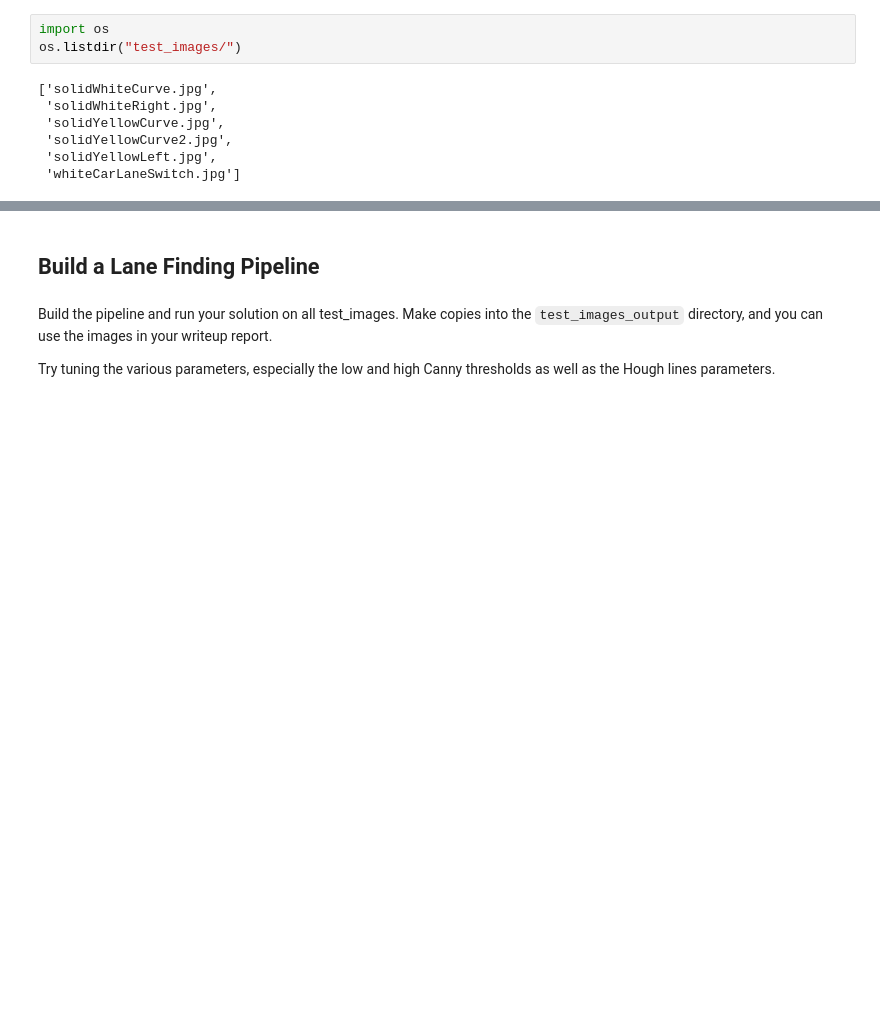
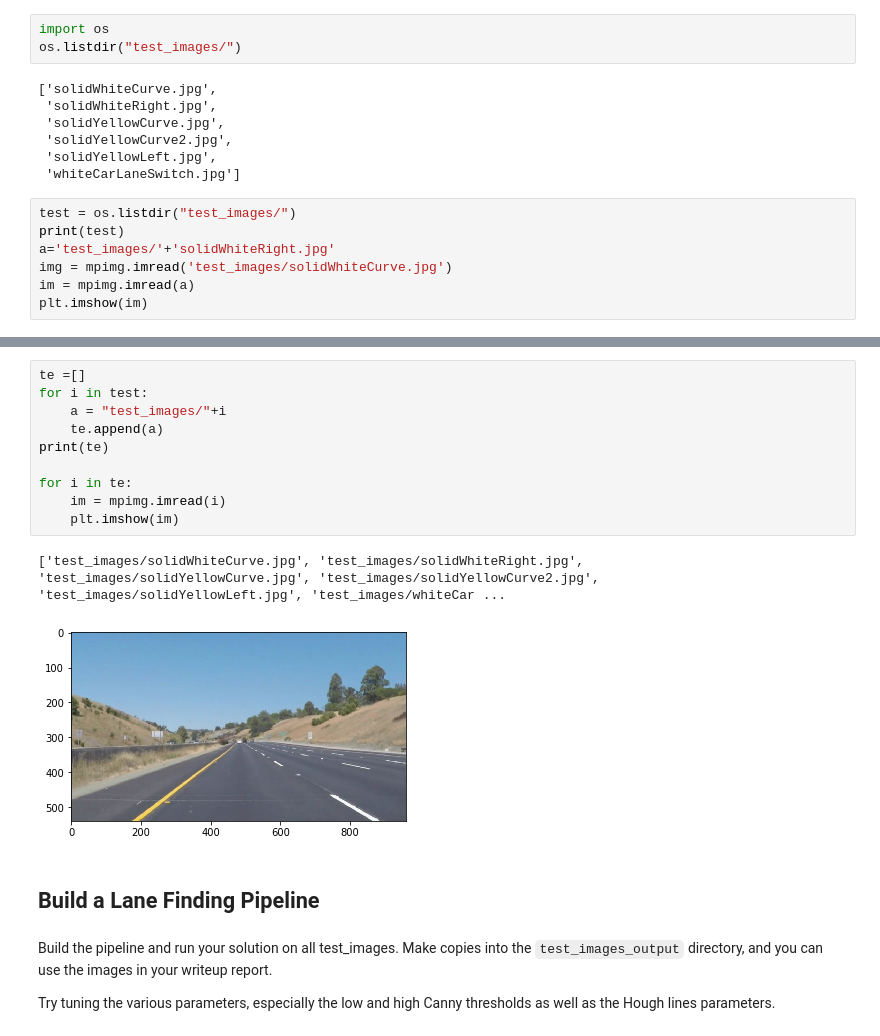
Before and after one commit to byungju-oh/self, a Jupyter notebook: CarND-LaneLines-P1-master/CarND-LaneLines-P1-master/P1.ipynb, the cells around one changed output, grey strips where cells are left out. Saved outputs shown, nothing was run; the diff lists cells and outputs as text; blank space fills up the shorter version.

```diff
--- a/CarND-LaneLines-P1-master/CarND-LaneLines-P1-master/P1.ipynb
+++ b/CarND-LaneLines-P1-master/CarND-LaneLines-P1-master/P1.ipynb
@@ -187,3 +187,10 @@ os.listdir("test_images/")
  'solidYellowCurve2.jpg',
  'solidYellowLeft.jpg',
  'whiteCarLaneSwitch.jpg']
+# %%
+test = os.listdir("test_images/")
+print(test)
+a='test_images/'+'solidWhiteRight.jpg'
+img = mpimg.imread('test_images/solidWhiteCurve.jpg')
+im = mpimg.imread(a)
+plt.imshow(im)
@@ -190,3 +201,16 @@ os.listdir("test_images/")
+# %%
+te =[]
+for i in test:
+    a = "test_images/"+i
+    te.append(a)
+print(te)
+
+for i in te:
+    im = mpimg.imread(i)
+    plt.imshow(im)
+# %% [output]
+['test_images/solidWhiteCurve.jpg', 'test_images/solidWhiteRight.jpg', 'test_images/solidYellowCurve.jpg', 'test_images/solidYellowCurve2.jpg', 'test_images/solidYellowLeft.jpg', 'test_images/whiteCar ...
+[figure, added]
 # %% [markdown]
 ## Build a Lane Finding Pipeline
 # %% [markdown]
```
Also changed, not shown: parts of 2 cells of this notebook.
